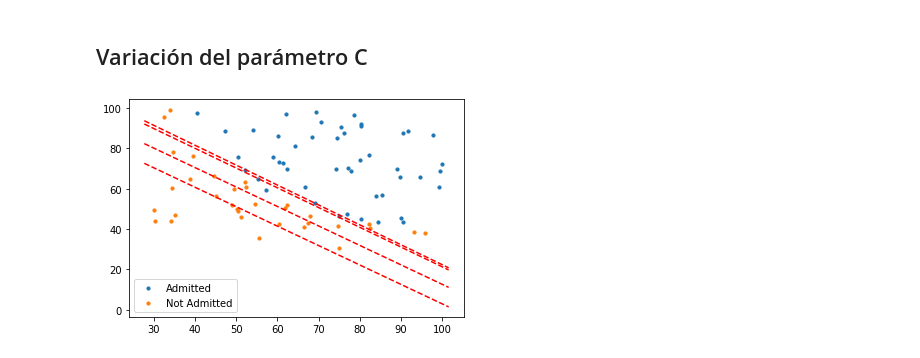
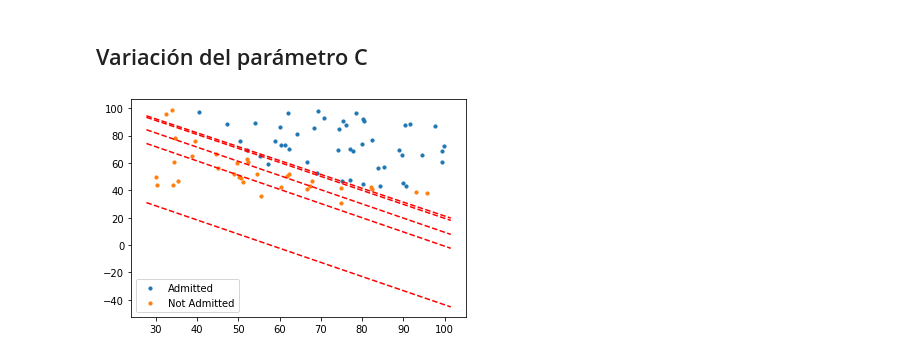
Before and after one commit to bmalcover/ml2019, a Jupyter notebook: 07_Logistic_regression.ipynb, the cells around one changed output. Saved outputs shown, nothing was run; the diff lists cells and outputs as text; code cells hidden in the pictures.

```diff
--- a/07_Logistic_regression.ipynb
+++ b/07_Logistic_regression.ipynb
@@ -142,27 +147,27 @@ plt.show();
 # %% [markdown]
 ## Variación del parámetro C
 # %%
-valores =[0.5, 1.0, 5.0, 10.0]
+valores =[0.1, 0.5, 1.0, 5.0, 10.0]
 classificadores = []
 for i in valores:
     clf_lr = LogisticRegression(C=i,solver="liblinear") # Esta sentencia nos crea un clasificador logístico
     clf_lr.fit(X_train, y_train)
     classificadores.append(clf_lr)
 
 admitted = df_train[df_train.Admitido == 1]
 not_admitted = df_train[df_train.Admitido == 0]
 
 # plots
 plt.scatter(admitted["Examen 1"], admitted["Examen 2"], s=10, label='Admitted')
 plt.scatter(not_admitted["Examen 1"], not_admitted["Examen 2"], s=10, label='Not Admitted')
 
 for clf_lr in classificadores:
 
     x_values = [np.min(X_test["Examen 1"] - 5), np.max(X_test["Examen 2"] + 5)]
-    y_values =  - (clf_lr.intercept_ + np.dot(clf_lr.coef_[0][0], x_values)) / clf_lr.coef_[0][1]
+    y_values =  - (clf_lr.intercept_ + np.dot(clf_lr.coef_[0][1], x_values)) / clf_lr.coef_[0][0]
     plt.plot(x_values, y_values, "--", c="r")
 
 plt.legend();
 plt.show();
 # %% [output]
-[figure, old version]
+[figure, new version]
```
Also changed, not shown: parts of 2 cells of this notebook, 5 other files.
